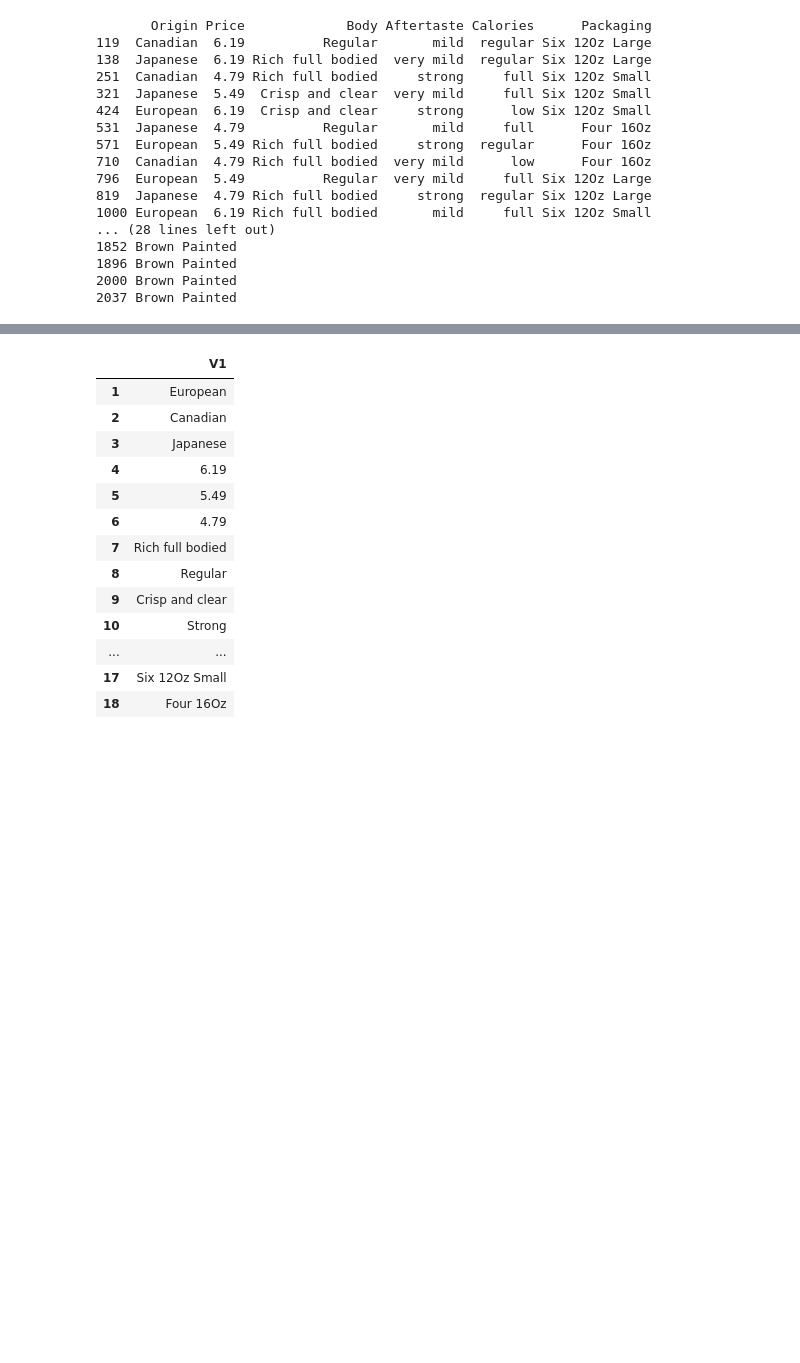
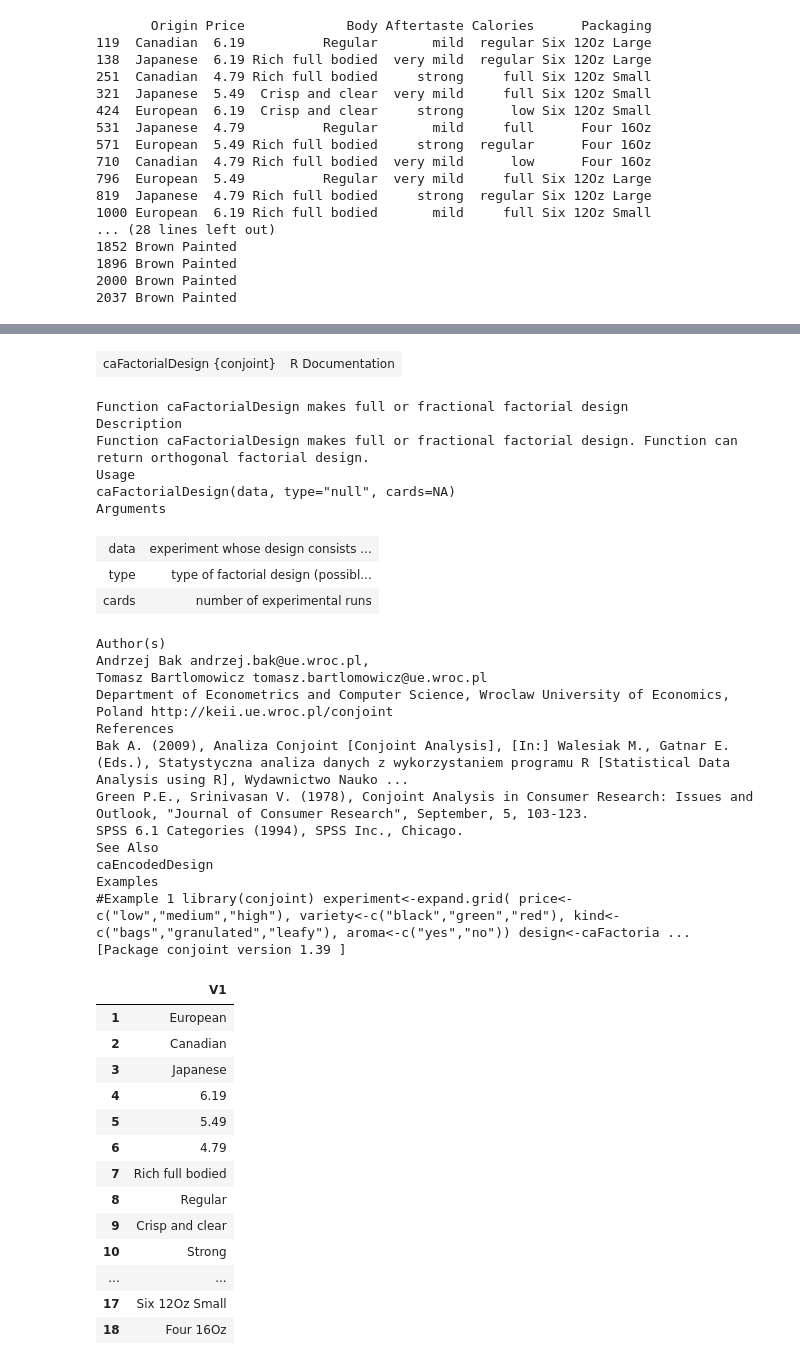
Before and after one commit to mcdaded/2--MachineLearning, a Jupyter notebook: R/Conjoint R Sample.ipynb, the cells around one changed output, grey strips where cells are left out. Drawn from its saved outputs; the diff is of its cells as text; code cells hidden in the pictures; blank space fills up the shorter version.

Commit message:
R and Conjoint analysis

```diff
--- a/R/Conjoint R Sample.ipynb
+++ b/R/Conjoint R Sample.ipynb
@@ -97,3 +118,29 @@ print(design)
+# %%
+help(caFactorialDesign)
+# %% [output]
+| caFactorialDesign {conjoint} | R Documentation |
+Function caFactorialDesign makes full or fractional factorial design
+Description
+Function caFactorialDesign makes full or fractional factorial design. Function can return orthogonal factorial design.
+Usage
+caFactorialDesign(data, type="null", cards=NA)
+Arguments
+| data | experiment whose design consists ... |
+| type | type of factorial design (possibl... |
+| cards | number of experimental runs |
+Author(s)
+Andrzej Bak andrzej.bak@ue.wroc.pl,
+Tomasz Bartlomowicz tomasz.bartlomowicz@ue.wroc.pl
+Department of Econometrics and Computer Science, Wroclaw University of Economics, Poland http://keii.ue.wroc.pl/conjoint
+References
+Bak A. (2009), Analiza Conjoint [Conjoint Analysis], [In:] Walesiak M., Gatnar E. (Eds.), Statystyczna analiza danych z wykorzystaniem programu R [Statistical Data Analysis using R], Wydawnictwo Nauko ...
+Green P.E., Srinivasan V. (1978), Conjoint Analysis in Consumer Research: Issues and Outlook, "Journal of Consumer Research", September, 5, 103-123.
+SPSS 6.1 Categories (1994), SPSS Inc., Chicago.
+See Also
+caEncodedDesign
+Examples
+#Example 1 library(conjoint) experiment<-expand.grid( price<-c("low","medium","high"), variety<-c("black","green","red"), kind<-c("bags","granulated","leafy"), aroma<-c("yes","no")) design<-caFactoria ...
+[Package conjoint version 1.39 ]
 # %%
 nrow(design)
 # %%
```
Also changed, not shown: parts of 1 cell of this notebook, 3 other files.
